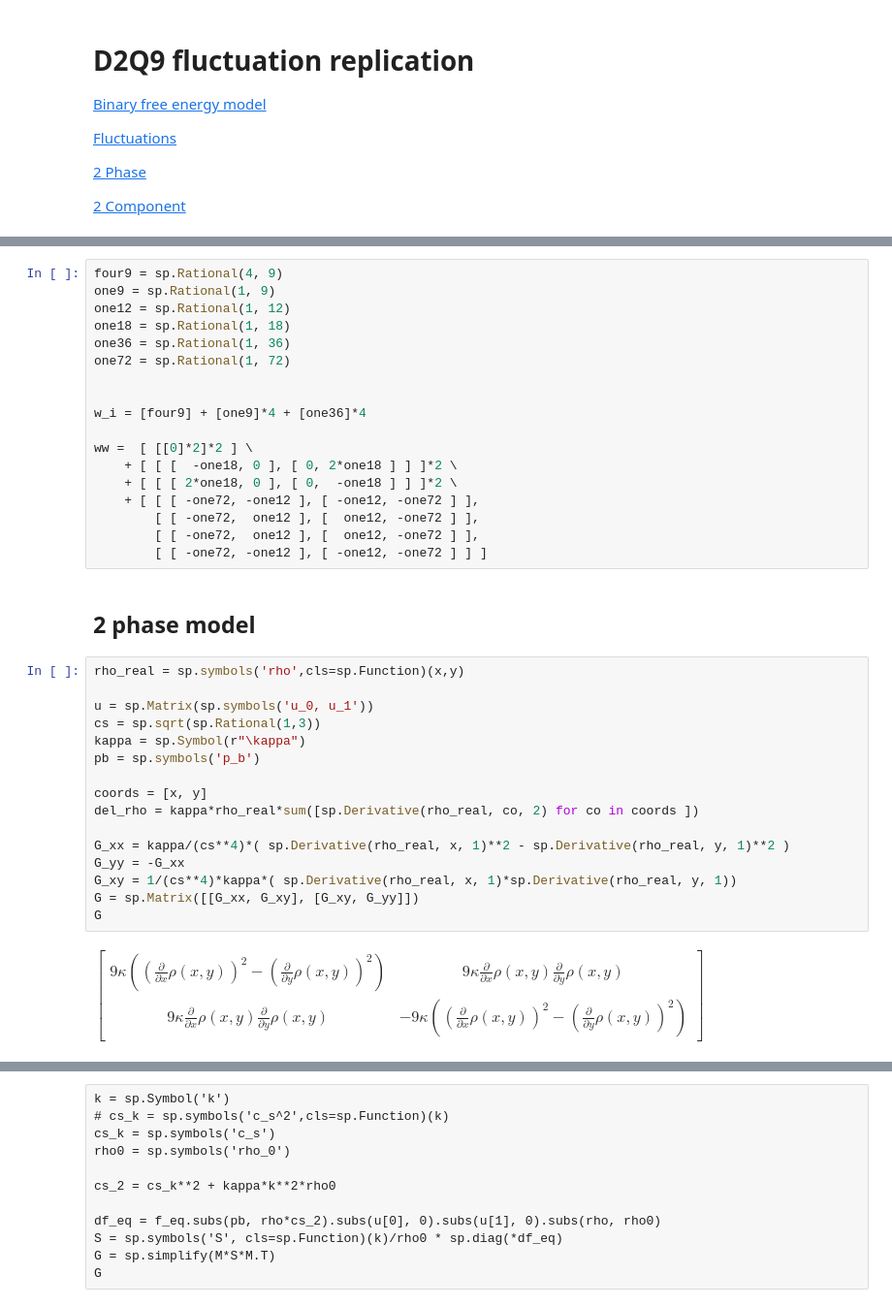
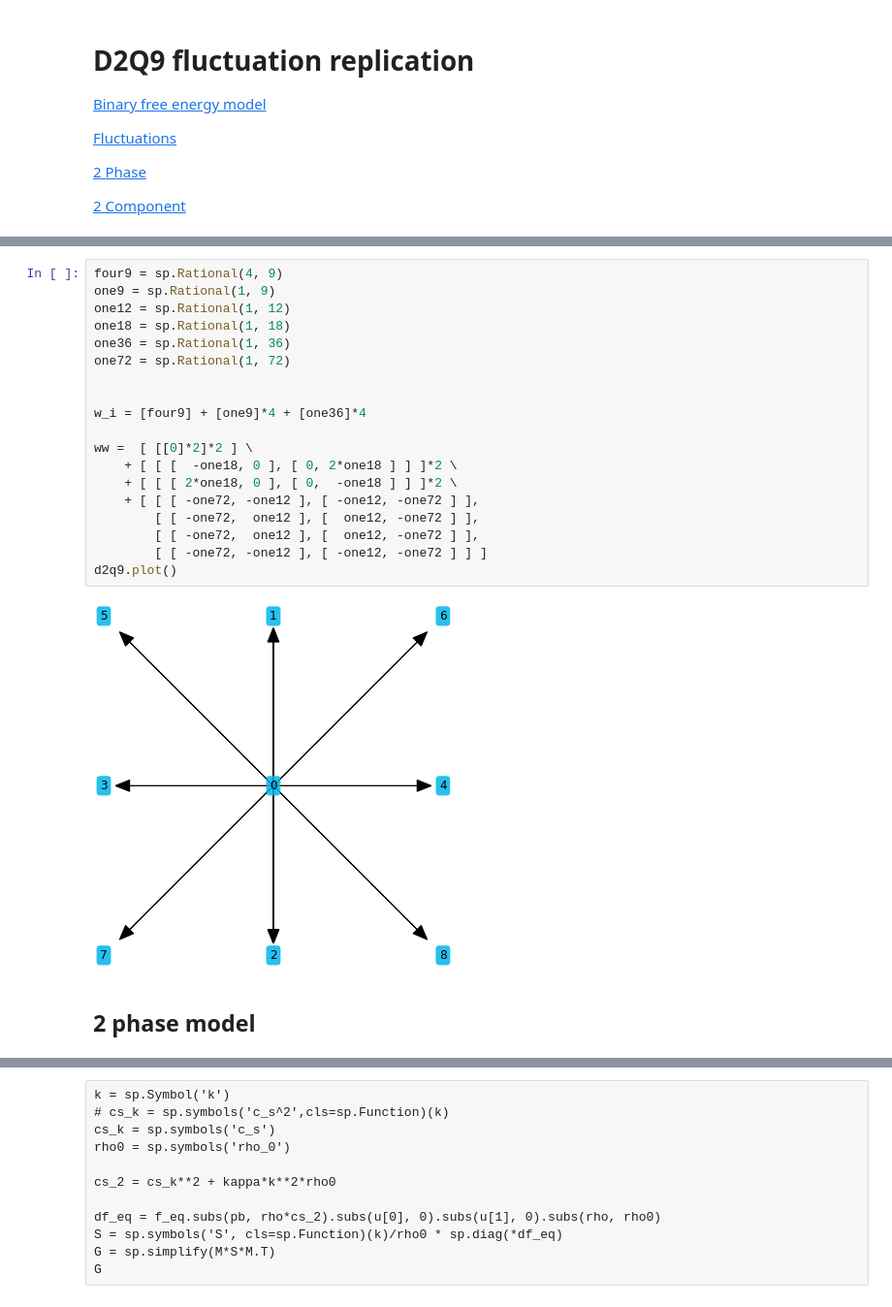
Before and after one commit to nkarthi95/amrex-tutorials, a Jupyter notebook: GuidedTutorials/LBM/lbmpy.ipynb, the cells around one changed output, grey strips where cells are left out. Shown at 97% size. Cells and saved outputs as stored; diff of their text form.

```diff
--- a/GuidedTutorials/LBM/lbmpy.ipynb
+++ b/GuidedTutorials/LBM/lbmpy.ipynb
@@ -273,38 +279,23 @@ $\displaystyle \left[\begin{matrix}1 & 1 & 1 & 1 & 1 & 1 & 1 & 1 & 1\\0 & 0 & 0
 # %%
 four9 = sp.Rational(4, 9)
 one9 = sp.Rational(1, 9)
 one12 = sp.Rational(1, 12)
 one18 = sp.Rational(1, 18)
 one36 = sp.Rational(1, 36)
 one72 = sp.Rational(1, 72)
 
 
 w_i = [four9] + [one9]*4 + [one36]*4
 
 ww =  [ [[0]*2]*2 ] \
     + [ [ [  -one18, 0 ], [ 0, 2*one18 ] ] ]*2 \
     + [ [ [ 2*one18, 0 ], [ 0,  -one18 ] ] ]*2 \
     + [ [ [ -one72, -one12 ], [ -one12, -one72 ] ],
         [ [ -one72,  one12 ], [  one12, -one72 ] ],
         [ [ -one72,  one12 ], [  one12, -one72 ] ],
         [ [ -one72, -one12 ], [ -one12, -one72 ] ] ]
+d2q9.plot()
+# %% [output]
+[figure, added]
 # %% [markdown]
 ## 2 phase model
-# %%
-rho_real = sp.symbols('rho',cls=sp.Function)(x,y)
-
-u = sp.Matrix(sp.symbols('u_0, u_1'))
-cs = sp.sqrt(sp.Rational(1,3))
-kappa = sp.Symbol(r"\kappa")
-pb = sp.symbols('p_b')
-
-coords = [x, y]
-del_rho = kappa*rho_real*sum([sp.Derivative(rho_real, co, 2) for co in coords ])
-
-G_xx = kappa/(cs**4)*( sp.Derivative(rho_real, x, 1)**2 - sp.Derivative(rho_real, y, 1)**2 )
-G_yy = -G_xx
-G_xy = 1/(cs**4)*kappa*( sp.Derivative(rho_real, x, 1)*sp.Derivative(rho_real, y, 1))
-G = sp.Matrix([[G_xx, G_xy], [G_xy, G_yy]])
-G
-# %% [output]
-$\displaystyle \left[\begin{matrix}9 \kappa \left(\left(\frac{\partial}{\partial x} \rho{\left(x,y \right)}\right)^{2} - \left(\frac{\partial}{\partial y} \rho{\left(x,y \right)}\right)^{2}\right) & 9 \kappa \frac{\partial}{\partial x} \rho{\left(x,y \right)} \frac{\partial}{\partial y} \rho{\left(x,y \right)}\\9 \kappa \frac{\partial}{\partial x} \rho{\left(x,y \right)} \frac{\partial}{\partial y} \rho{\left(x,y \right)} & - 9 \kappa \left(\left(\frac{\partial}{\partial x} \rho{\left(x,y \right)}\right)^{2} - \left(\frac{\partial}{\partial y} \rho{\left(x,y \right)}\right)^{2}\right)\end{matrix}\right]$
```
Also changed, not shown: parts of 25 cells of this notebook, 2 other files.
